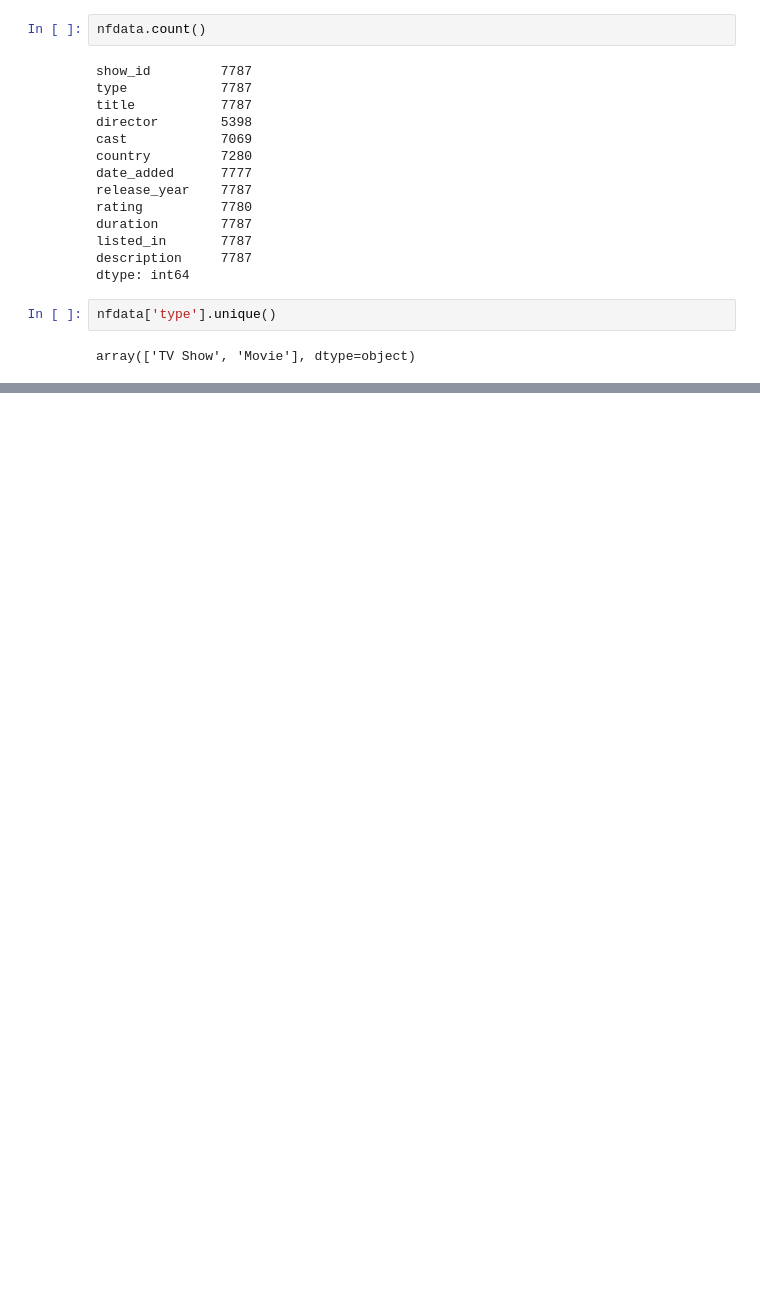
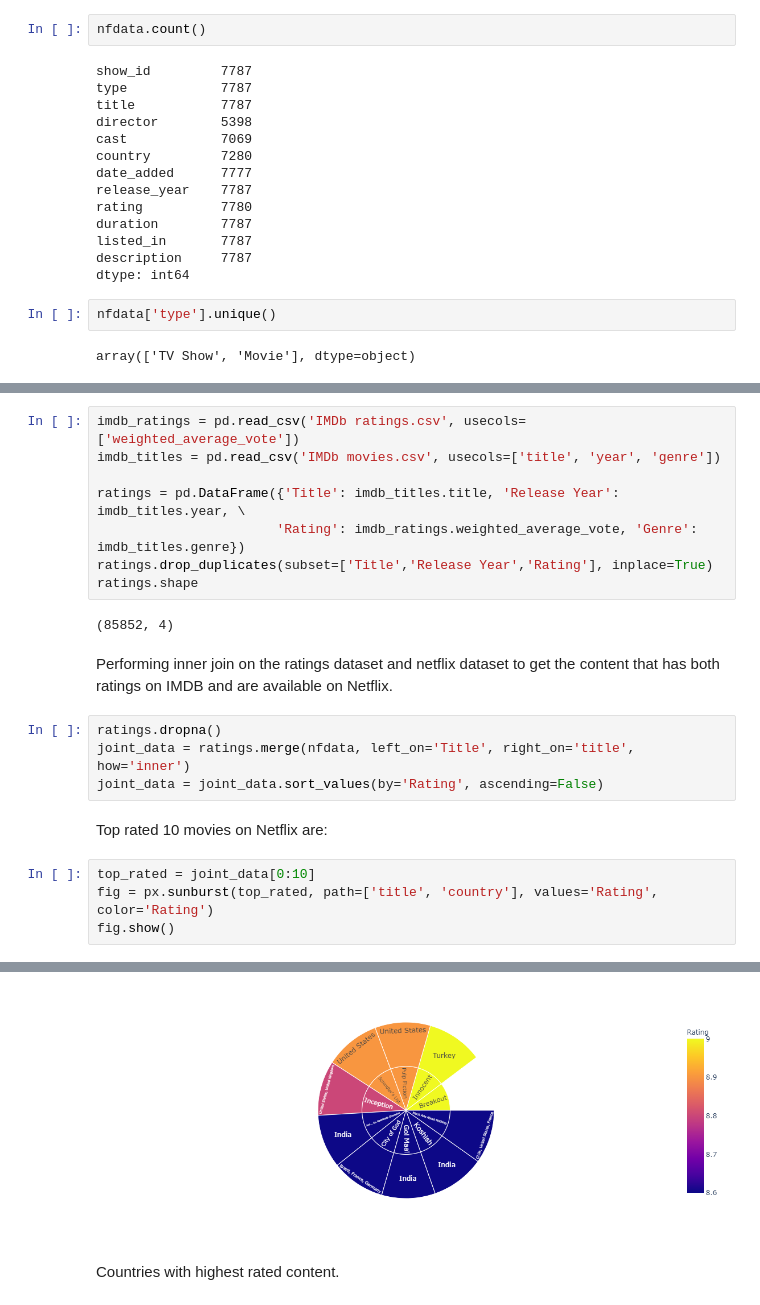
Before and after one commit to ycheng22/Netflix_viz, a Jupyter notebook: Netflix_visual.ipynb, the cells around one changed output, grey strips where cells are left out. Cells and saved outputs as stored; diff of their text form; blank space fills up the shorter version.

```diff
--- a/Netflix_visual.ipynb
+++ b/Netflix_visual.ipynb
@@ -42,0 +89,23 @@ array(['TV Show', 'Movie'], dtype=object)
+# %%
+imdb_ratings = pd.read_csv('IMDb ratings.csv', usecols=['weighted_average_vote'])
+imdb_titles = pd.read_csv('IMDb movies.csv', usecols=['title', 'year', 'genre'])
+
+ratings = pd.DataFrame({'Title': imdb_titles.title, 'Release Year': imdb_titles.year, \
+                       'Rating': imdb_ratings.weighted_average_vote, 'Genre': imdb_titles.genre})
+ratings.drop_duplicates(subset=['Title','Release Year','Rating'], inplace=True)
+ratings.shape
+# %% [output]
+(85852, 4)
+# %% [markdown]
+Performing inner join on the ratings dataset and netflix dataset to get the content that has both ratings on IMDB and are available on Netflix.
+# %%
+ratings.dropna()
+joint_data = ratings.merge(nfdata, left_on='Title', right_on='title', how='inner')
+joint_data = joint_data.sort_values(by='Rating', ascending=False)
+# %% [markdown]
+Top rated 10 movies on Netflix are:
+# %%
+top_rated = joint_data[0:10]
+fig = px.sunburst(top_rated, path=['title', 'country'], values='Rating', color='Rating')
+fig.show()
+# %% [output]
@@ -42,0 +113,3 @@ array(['TV Show', 'Movie'], dtype=object)
+[figure, added]
+# %% [markdown]
+Countries with highest rated content.
```
Also changed, not shown: parts of 20 cells of this notebook.
